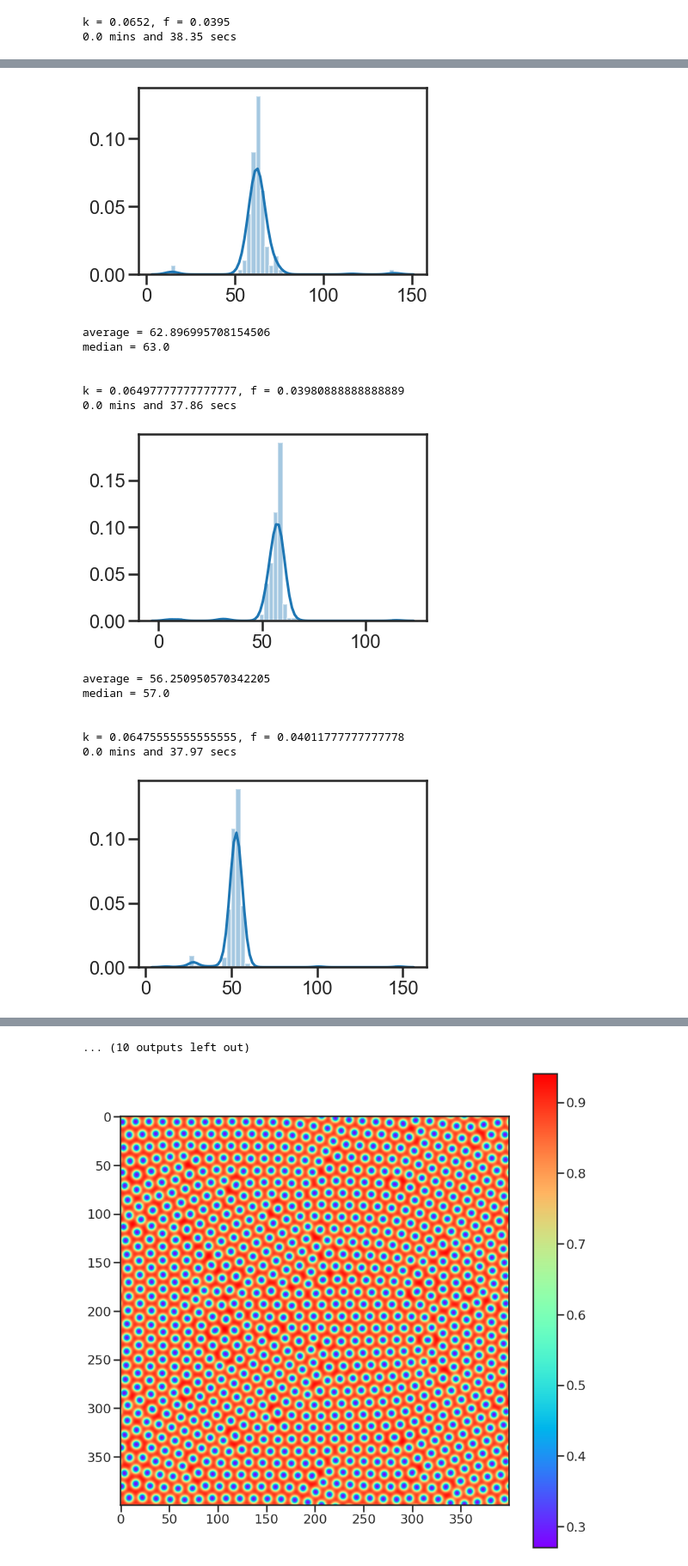
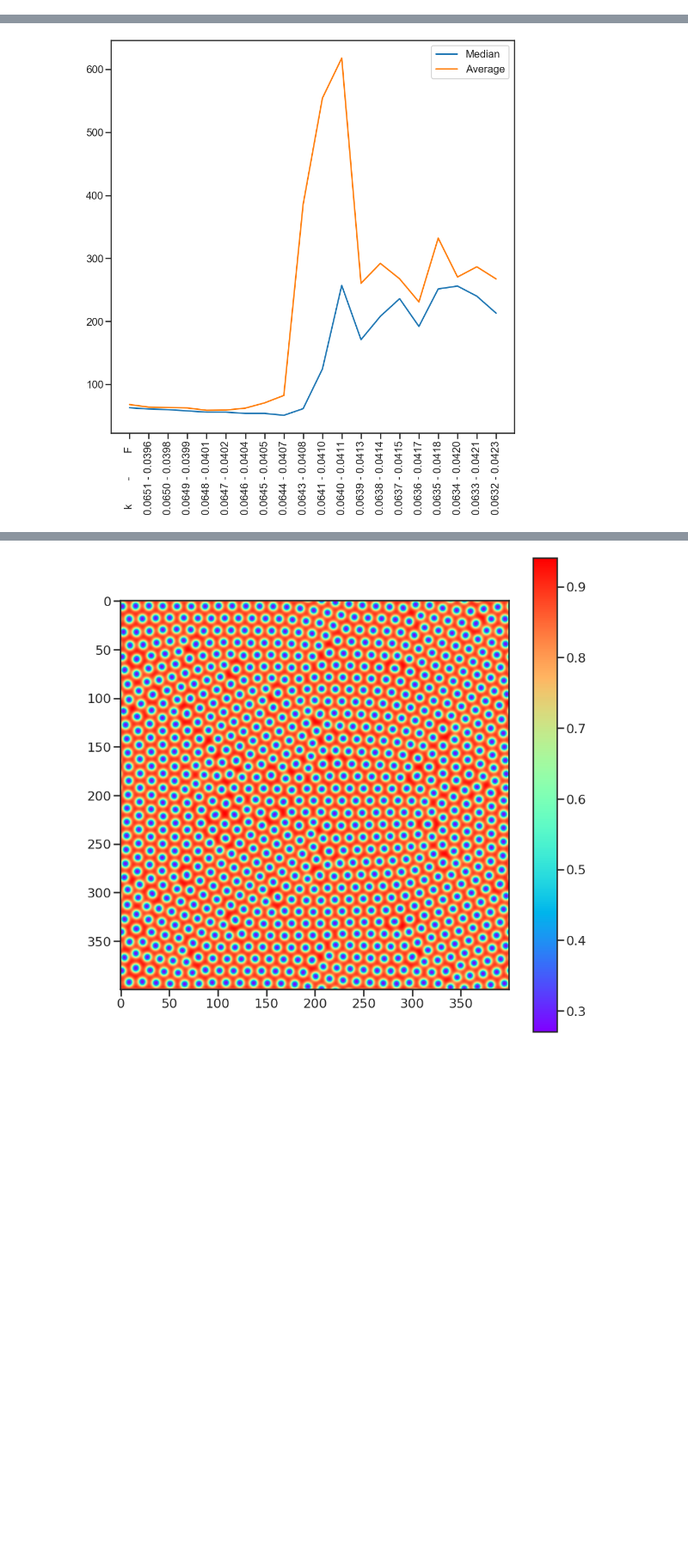
Before and after one commit to CoenHoningh/Complex-Systems, a Jupyter notebook: gray_scott_convolution.ipynb, the cells around one changed output, grey strips where cells are left out. Shown at 86% size. Cells and saved outputs as stored; diff of their text form; code cells hidden in the pictures; blank space fills up the shorter version.

Commit message:
now with the plot

```diff
--- a/gray_scott_convolution.ipynb
+++ b/gray_scott_convolution.ipynb
@@ -81,14 +83,14 @@ def convolution(mat, kernel, rep=1):
         mat = convolve(mat, kernel, mode='wrap')
     return mat
 # %%
-n = 200
+n = 400
 Du = 0.16
 Dv = 0.08
 # F = 0.035
 # k = 0.06
 F = 0.0335
 k = 0.0644
-T = 40000
+T = 50000
 dt = 1.0
 dx = 1.0
 
@@ -122,5 +144,5 @@ plt.show()
 # %%
-n = 200
+n = 200 #400
 Du = 0.16
 Dv = 0.08
 # F = 0.035
@@ -131,18 +153,20 @@ T = 40000
 dt = 1.0
 dx = 1.0
 
-rangesteps = 10
+rangesteps = 3 #20
 k_range = np.linspace(0.0652, 0.0632, rangesteps)
 F_range = np.linspace(0.0395, 0.04228, rangesteps)
 
 medians = []
 means = []
 ticklabels = ["{0:.4f} - {1:.4f}".format(k_range[i], F_range[i]) for i in range(rangesteps)]
+ticklabels[0] = "k        -        F  "
 
-for i in range(rangesteps):
+for i in tqdm(range(rangesteps)):
+#     print(f"step {i}/{rangesteps}")
     k = k_range[i]
     F = F_range[i]
-    print(f"k = {k}, f = {F}")
+#     print(f"k = {k}, f = {F}")
     U, V = np.zeros((n, n), dtype=np.float64), np.zeros((n, n), dtype=np.float64)
     r, m = n//40, n//2
     U[...] = 1.0
@@ -156,16 +180,14 @@ for i in range(rangesteps):
 #     plt.figure()
 #     sns.distplot(bins[1:])
 #     plt.show()
-    print(f"average = {np.mean(bins[1:])}")
-    print(f"median = {np.median(bins[1:])}\n\n")
+#     print(f"average = {np.mean(bins[1:])}")
+#     print(f"median = {np.median(bins[1:])}\n\n")
     medians.append(np.median(bins[1:]))
     means.append(np.mean(bins[1:]))
-plt.figure()
+plt.figure(figsize=(15,15))
 plt.plot(medians, label="Median")
 plt.plot(means, label="Average")
 plt.xticks(range(rangesteps), ticklabels, rotation='vertical')
 plt.legend()
 plt.show()
 # %% [output]
-k = 0.0652, f = 0.0395
-0.0 mins and 38.35 secs
@@ -172,15 +195 @@ k = 0.0652, f = 0.0395
-[figure, old version]
+[figure, new version]
-average = 62.896995708154506
-median = 63.0
-
-
-k = 0.06497777777777777, f = 0.03980888888888889
-0.0 mins and 37.86 secs
-[figure, removed]
-average = 56.250950570342205
-median = 57.0
-
-
-k = 0.06475555555555555, f = 0.04011777777777778
-0.0 mins and 37.97 secs
-[figure, removed]
@@ -208,4 +196,3 @@ k = 0.06408888888888889, f = 0.041044444444444446
-... (10 outputs left out)
 # %%
 plt.figure(figsize=(15,15))
 plt.imshow(u_out, cmap='rainbow', interpolation='lanczos')
```
Also changed, not shown: parts of 3 cells of this notebook, 1 other file.
